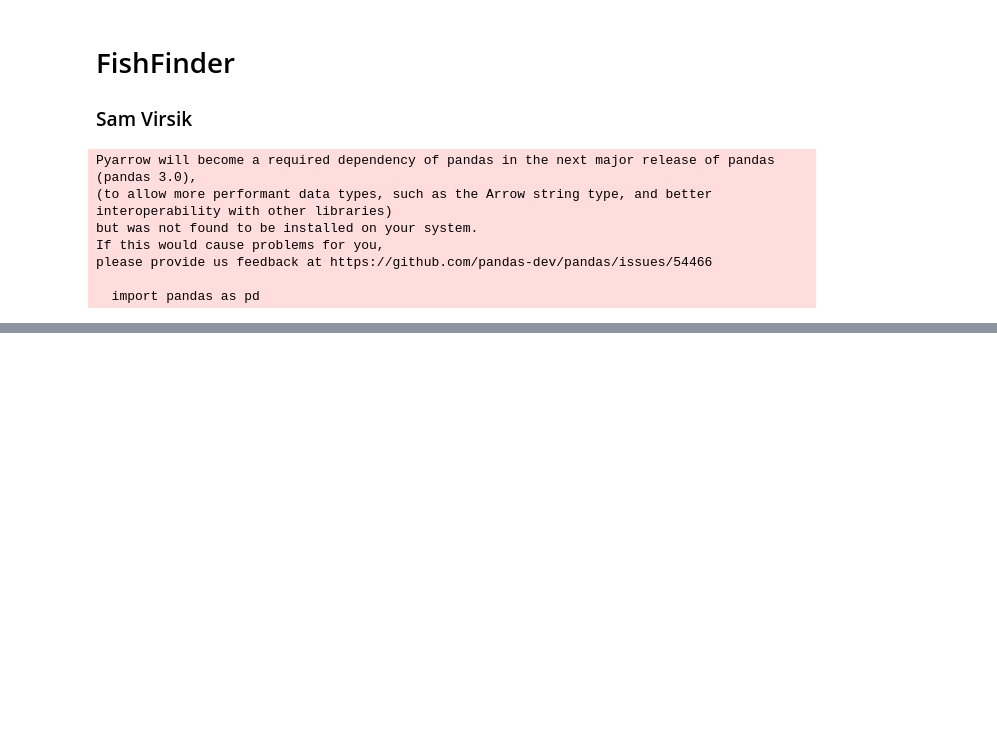
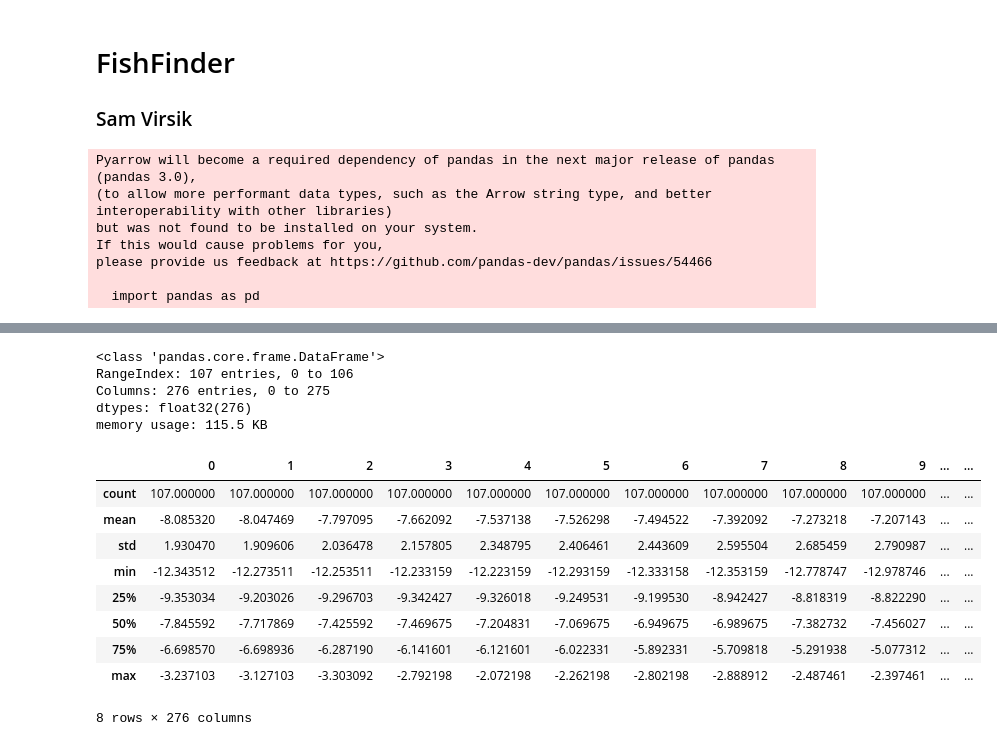
Before and after one commit to SamVirsik/DataAnalysis, a Jupyter notebook: dataanalysis.ipynb, the cells around one changed output, grey strips where cells are left out. Drawn from its saved outputs; the diff is of its cells as text; code cells hidden in the pictures; blank space fills up the shorter version.

```diff
--- a/dataanalysis.ipynb
+++ b/dataanalysis.ipynb
@@ -37,0 +50,21 @@ img_20 = readData("data\img_20_data.tiff") #This is a tiff, not a tif, since for
+# %%
+img_4.info()
+# %% [output]
+<class 'pandas.core.frame.DataFrame'>
+RangeIndex: 107 entries, 0 to 106
+Columns: 276 entries, 0 to 275
+dtypes: float32(276)
+memory usage: 115.5 KB
+# %%
+img_4.describe()
+# %% [output]
+|  | 0 | 1 | 2 | 3 | 4 | 5 | 6 | 7 | 8 | 9 | ... | ... |
+| count | 107.000000 | 107.000000 | 107.000000 | 107.000000 | 107.000000 | 107.000000 | 107.000000 | 107.000000 | 107.000000 | 107.000000 | ... | ... |
+| mean | -8.085320 | -8.047469 | -7.797095 | -7.662092 | -7.537138 | -7.526298 | -7.494522 | -7.392092 | -7.273218 | -7.207143 | ... | ... |
+| std | 1.930470 | 1.909606 | 2.036478 | 2.157805 | 2.348795 | 2.406461 | 2.443609 | 2.595504 | 2.685459 | 2.790987 | ... | ... |
+| min | -12.343512 | -12.273511 | -12.253511 | -12.233159 | -12.223159 | -12.293159 | -12.333158 | -12.353159 | -12.778747 | -12.978746 | ... | ... |
+| 25% | -9.353034 | -9.203026 | -9.296703 | -9.342427 | -9.326018 | -9.249531 | -9.199530 | -8.942427 | -8.818319 | -8.822290 | ... | ... |
+| 50% | -7.845592 | -7.717869 | -7.425592 | -7.469675 | -7.204831 | -7.069675 | -6.949675 | -6.989675 | -7.382732 | -7.456027 | ... | ... |
+| 75% | -6.698570 | -6.698936 | -6.287190 | -6.141601 | -6.121601 | -6.022331 | -5.892331 | -5.709818 | -5.291938 | -5.077312 | ... | ... |
+| max | -3.237103 | -3.127103 | -3.303092 | -2.792198 | -2.072198 | -2.262198 | -2.802198 | -2.888912 | -2.487461 | -2.397461 | ... | ... |
+8 rows × 276 columns
```
Also changed, not shown: parts of 16 cells of this notebook.
